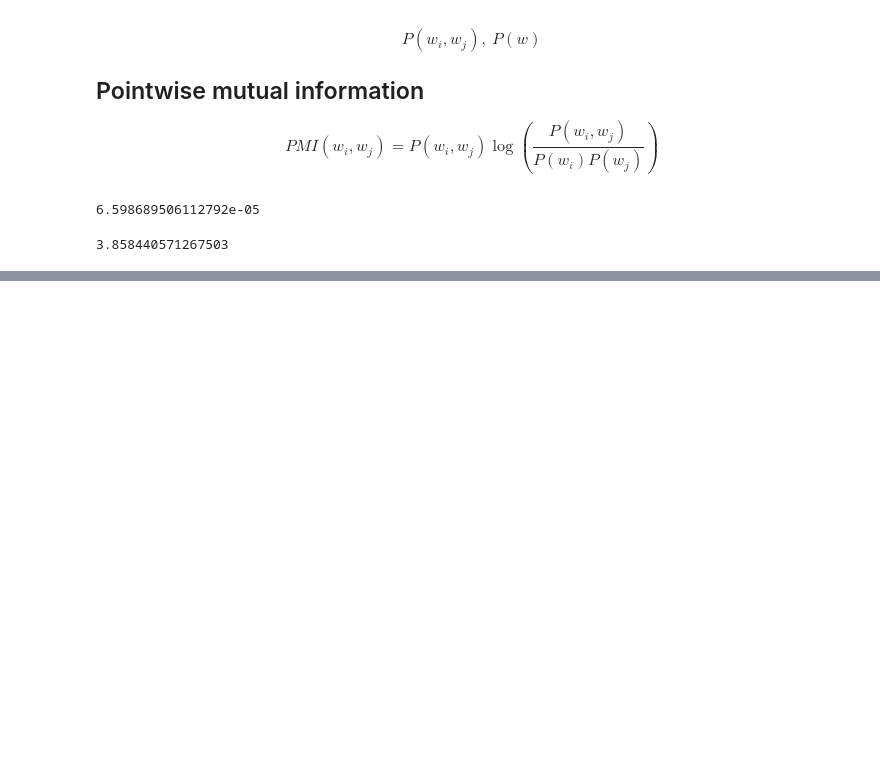
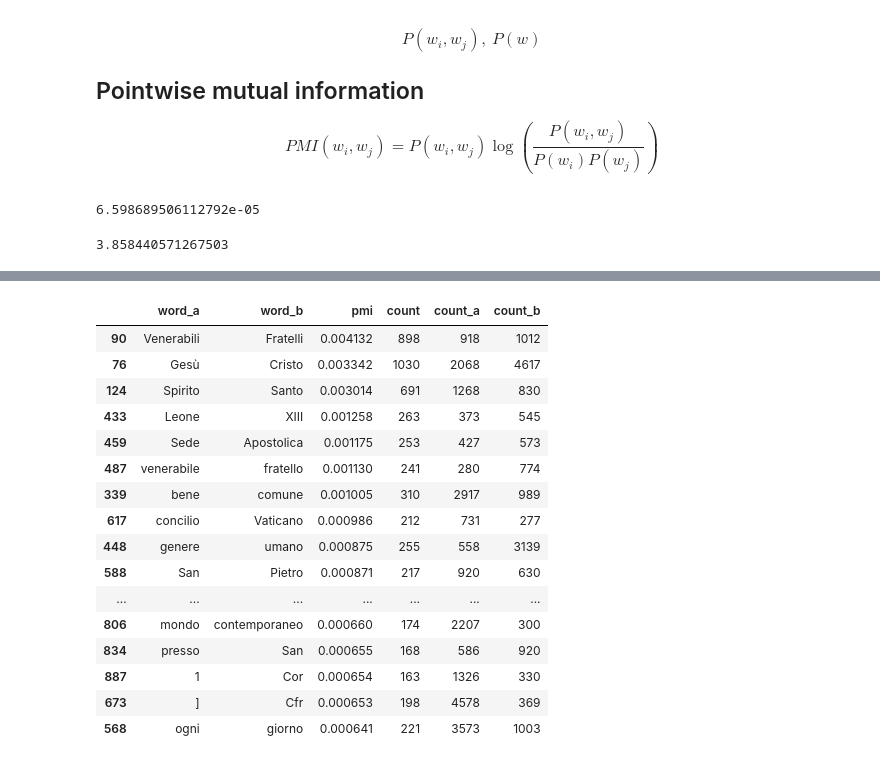
Before and after one commit to afflint/masterdh, a Jupyter notebook: vatican/lexicon.ipynb, the cells around one changed output, grey strips where cells are left out. Cells and saved outputs as stored; diff of their text form; code cells hidden in the pictures; blank space fills up the shorter version.

```diff
--- a/vatican/lexicon.ipynb
+++ b/vatican/lexicon.ipynb
@@ -473,0 +440,21 @@ num / den
+# %%
+pmi_index[(pmi_index.count_a < 5000) & (pmi_index.count_b < 5000)].sort_values(
+    'pmi', ascending=False).head(20)
+# %% [output]
+|  | word_a | word_b | pmi | count | count_a | count_b |
+| 90 | Venerabili | Fratelli | 0.004132 | 898 | 918 | 1012 |
+| 76 | Gesù | Cristo | 0.003342 | 1030 | 2068 | 4617 |
+| 124 | Spirito | Santo | 0.003014 | 691 | 1268 | 830 |
+| 433 | Leone | XIII | 0.001258 | 263 | 373 | 545 |
+| 459 | Sede | Apostolica | 0.001175 | 253 | 427 | 573 |
+| 487 | venerabile | fratello | 0.001130 | 241 | 280 | 774 |
+| 339 | bene | comune | 0.001005 | 310 | 2917 | 989 |
+| 617 | concilio | Vaticano | 0.000986 | 212 | 731 | 277 |
+| 448 | genere | umano | 0.000875 | 255 | 558 | 3139 |
+| 588 | San | Pietro | 0.000871 | 217 | 920 | 630 |
+| ... | ... | ... | ... | ... | ... | ... |
+| 806 | mondo | contemporaneo | 0.000660 | 174 | 2207 | 300 |
+| 834 | presso | San | 0.000655 | 168 | 586 | 920 |
+| 887 | 1 | Cor | 0.000654 | 163 | 1326 | 330 |
+| 673 | ] | Cfr | 0.000653 | 198 | 4578 | 369 |
+| 568 | ogni | giorno | 0.000641 | 221 | 3573 | 1003 |
```
Also changed, not shown: parts of 29 cells of this notebook, 7 other files.
